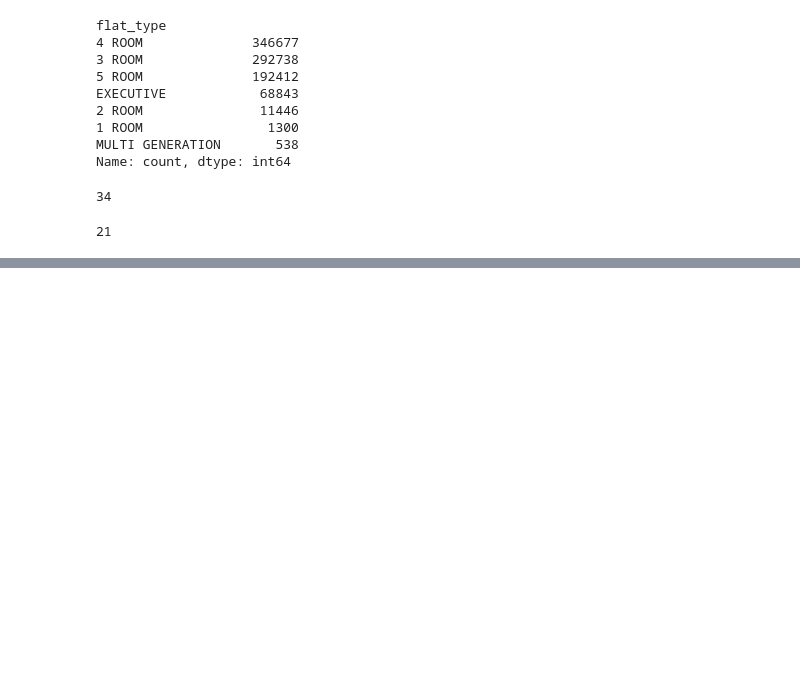
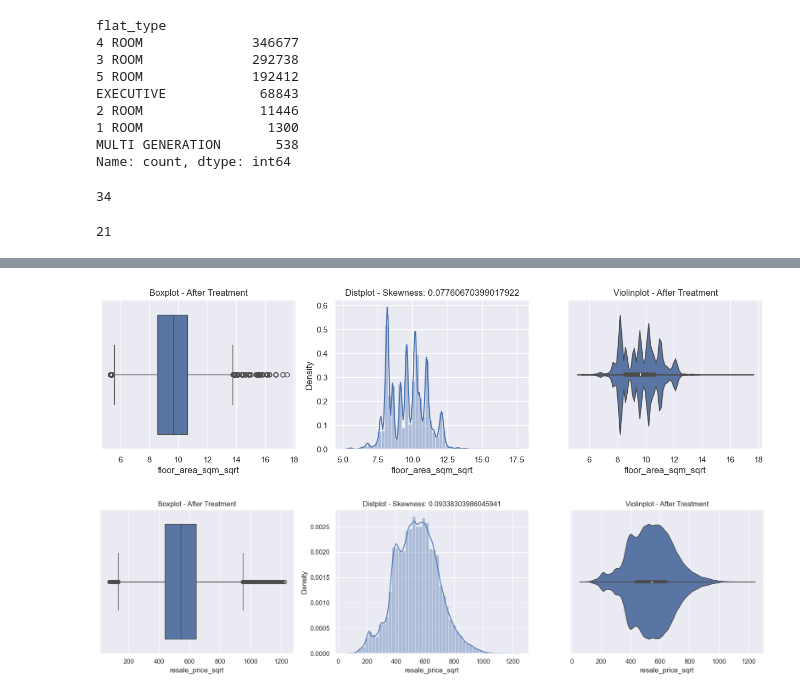
Before and after one commit to Prakash-Kani/Singapore-Resale-Flat-Prices-Prediction, a Jupyter notebook: EDA.ipynb, the cells around one changed output, grey strips where cells are left out. Cells and saved outputs as stored; diff of their text form; code cells hidden in the pictures; blank space fills up the shorter version.

```diff
--- a/EDA.ipynb
+++ b/EDA.ipynb
@@ -170,0 +208,16 @@ df
+# %%
+def Square_Root_Transformation(df, *column):
+
+    for col_name in column:
+        # Square Root Tansformation
+        df[col_name+'_sqrt'] = np.sqrt(df[col_name])
+
+
+    column =[i for i in df.columns if 'sqrt' in i]
+
+    return skewness_plot(df, * column)
+# %%
+Square_Root_Transformation(df, *numerical_columns)
+# %% [output]
+[figure, added]
+[figure, added]
```
Also changed, not shown: parts of 9 cells of this notebook.
